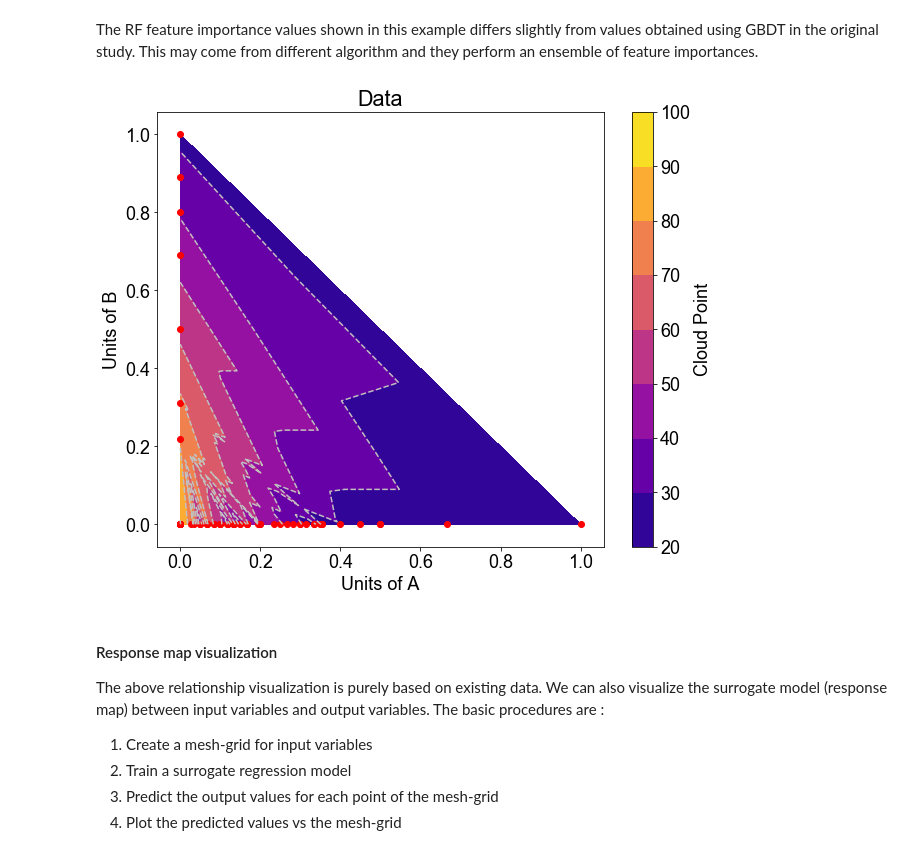
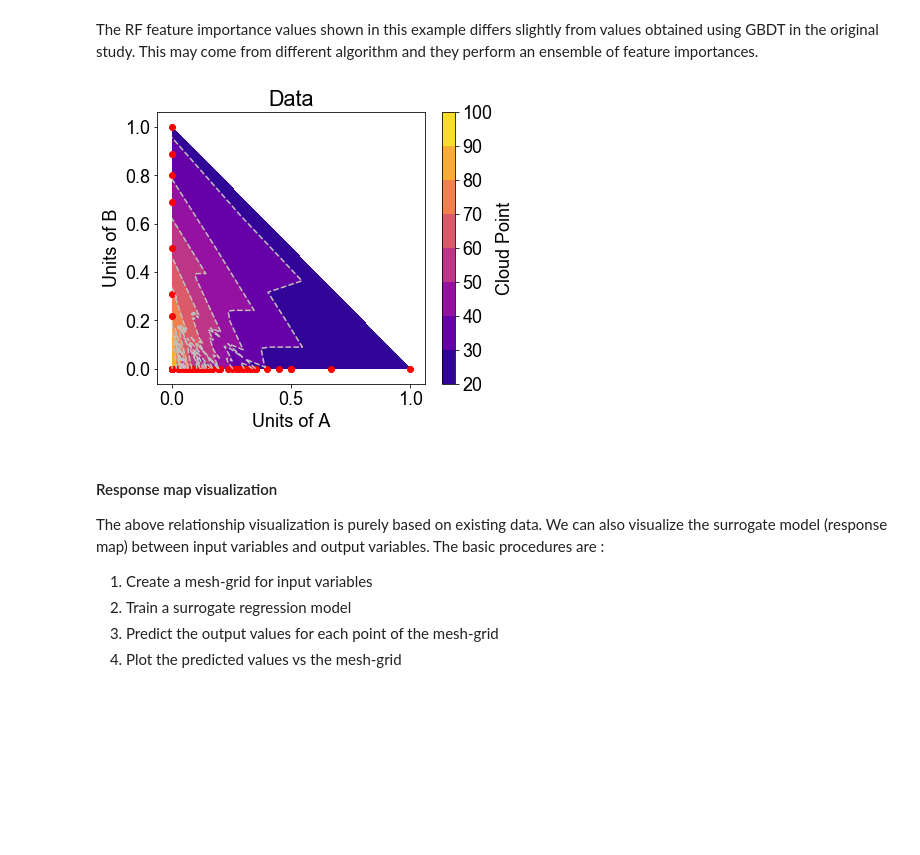
Before and after one commit to PV-Lab/2s986_class, a Jupyter notebook: Week5/Illustration_of_Random_Forest_and_Gausian_Process.ipynb, the cells around one changed output. Cells and saved outputs as stored; diff of their text form; code cells hidden in the pictures; blank space fills up the shorter version.

```diff
--- a/Week5/Illustration_of_Random_Forest_and_Gausian_Process.ipynb
+++ b/Week5/Illustration_of_Random_Forest_and_Gausian_Process.ipynb
@@ -496,21 +496,21 @@ Text(0.5, 1.0, 'Variable Importance')
 # %% [markdown]
 The RF feature importance values shown in this example differs slightly from values obtained using GBDT in the original study. This may come from different algorithm and they perform an ensemble of feature importances.
 # %%
-fig = plt.figure(figsize=(10,8))
+fig = plt.figure(figsize=(6,5))
 plt.rcParams.update({'font.size': 18})
 
 plt.tricontour(X_train[:,1],X_train[:,2],y_train,linestyles='dashed',colors='silver')
 
 plt.tricontourf(X_train[:,1],X_train[:,2],y_train,cmap='plasma')
 
 plt.xlabel('Units of A')
 plt.ylabel('Units of B')
 cbar = plt.colorbar()
 plt.scatter (X_train[:,1],X_train[:,2],c='red')
 plt.title ('Data')
 cbar.set_label('Cloud Point')
 # %% [output]
-[figure, old version]
+[figure, new version]
 # %% [markdown]
 #### Response map visualization
 The above relationship visualization is purely based on existing data. We can also visualize the surrogate model (response map) between input variables and output variables. The basic procedures are :
```
Also changed, not shown: parts of 12 cells of this notebook.
